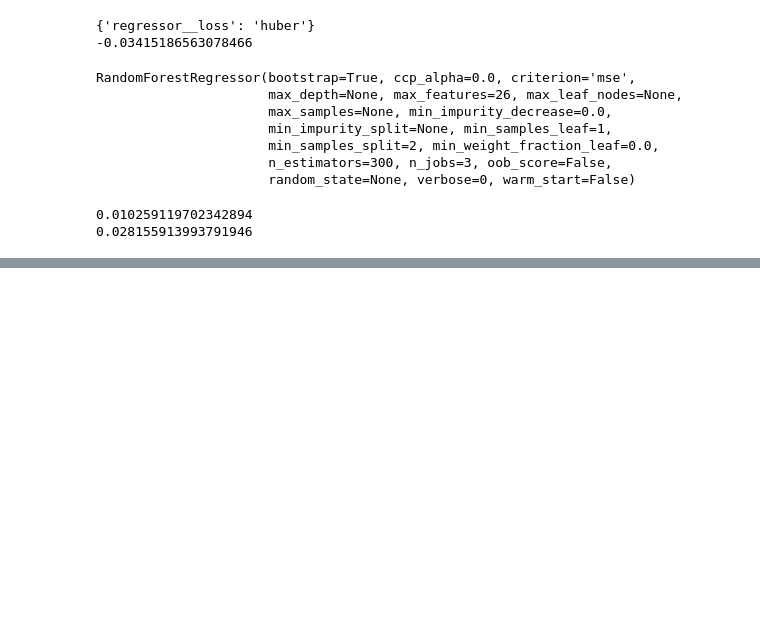
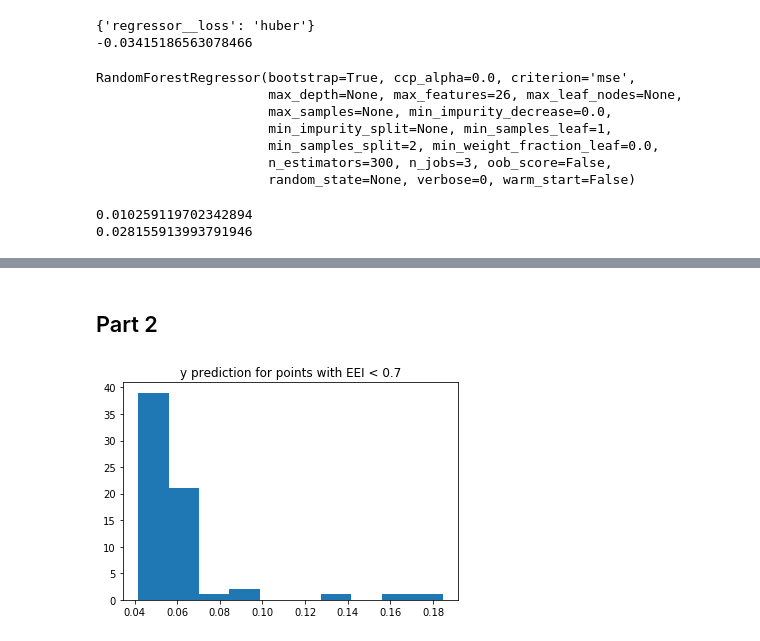
Before and after one commit to D1nay/prohack2020, a Jupyter notebook: Tinkering.ipynb, the cells around one changed output, grey strips where cells are left out. Cells and saved outputs as stored; diff of their text form; code cells hidden in the pictures; blank space fills up the shorter version.

```diff
--- a/Tinkering.ipynb
+++ b/Tinkering.ipynb
@@ -394,0 +419,15 @@ XGB_GSCV.fit(X_train, y_train)
+# %% [markdown]
+## Part 2
+# %%
+#finding points with EEI < 0.7
+EEI = test[test.iloc[:, 2] < 0.7].fillna(value=0)
+
+scaler = preprocessing.StandardScaler()
+EEI = scaler.fit_transform(EEI.iloc[:, 2:])
+y_eei = XGB.predict(EEI)
+
+plt.hist(y_eei)
+plt.title('y prediction for points with EEI < 0.7')
+plt.show()
+# %% [output]
+[figure, added]
```
Also changed, not shown: parts of 10 cells of this notebook, 1 other file.
